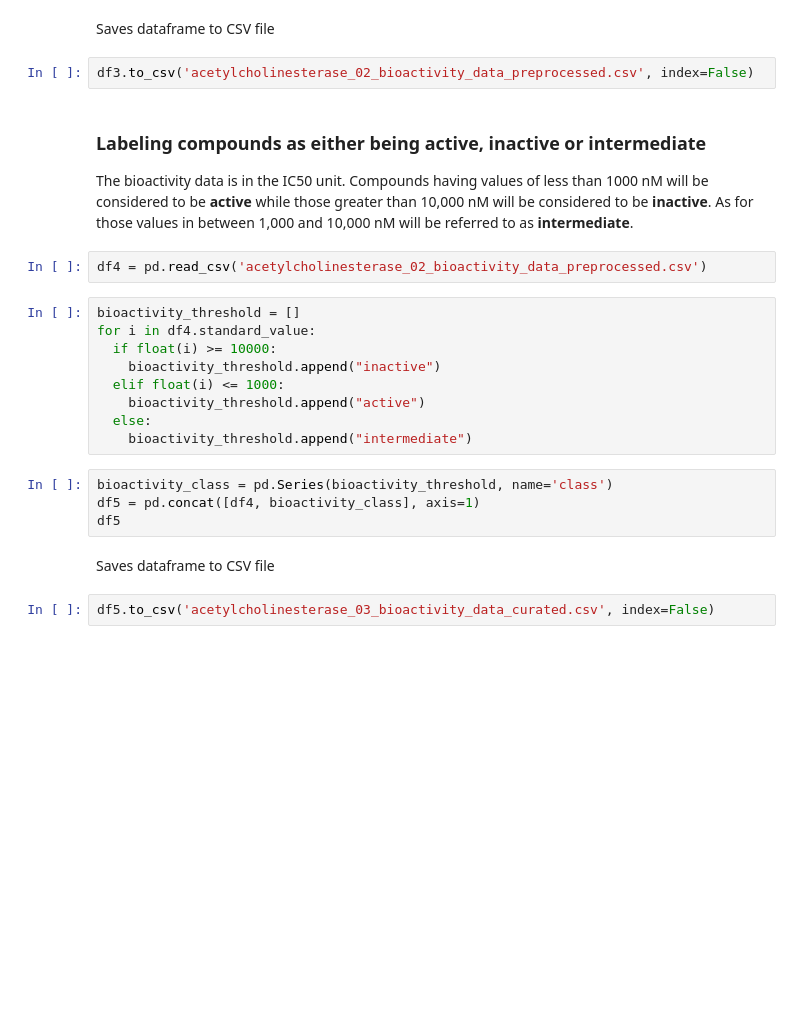
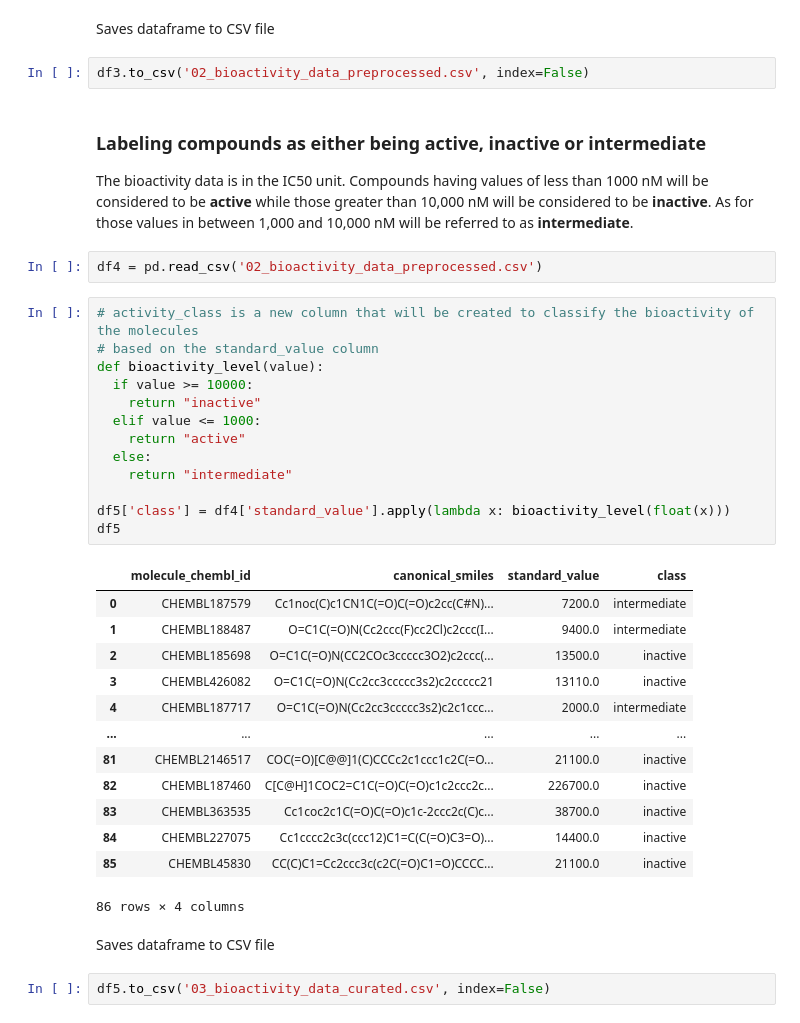
Before and after one commit to aradar46/DrugDiscovery, a Jupyter notebook: CDD_ML_Part_01.ipynb, the cells around one changed output. Cells and saved outputs as stored; diff of their text form; blank space fills up the shorter version.

```diff
--- a/CDD_ML_Part_01.ipynb
+++ b/CDD_ML_Part_01.ipynb
@@ -128,27 +153,41 @@ df3
 # %% [markdown]
 Saves dataframe to CSV file
 # %%
-df3.to_csv('acetylcholinesterase_02_bioactivity_data_preprocessed.csv', index=False)
+df3.to_csv('02_bioactivity_data_preprocessed.csv', index=False)
 # %% [markdown]
 ### **Labeling compounds as either being active, inactive or intermediate**
 The bioactivity data is in the IC50 unit. Compounds having values of less than 1000 nM will be considered to be **active** while those greater than 10,000 nM will be considered to be **inactive**. As for those values in between 1,000 and 10,000 nM will be referred to as **intermediate**.
 # %%
-df4 = pd.read_csv('acetylcholinesterase_02_bioactivity_data_preprocessed.csv')
+df4 = pd.read_csv('02_bioactivity_data_preprocessed.csv')
-# %%
-bioactivity_threshold = []
-for i in df4.standard_value:
-  if float(i) >= 10000:
-    bioactivity_threshold.append("inactive")
-  elif float(i) <= 1000:
-    bioactivity_threshold.append("active")
-  else:
-    bioactivity_threshold.append("intermediate")
-# %%
-bioactivity_class = pd.Series(bioactivity_threshold, name='class')
-df5 = pd.concat([df4, bioactivity_class], axis=1)
-df5
+# %%
+# activity_class is a new column that will be created to classify the bioactivity of the molecules
+# based on the standard_value column
+def bioactivity_level(value):
+  if value >= 10000:
+    return "inactive"
+  elif value <= 1000:
+    return "active"
+  else:
+    return "intermediate"
+
+df5['class'] = df4['standard_value'].apply(lambda x: bioactivity_level(float(x)))
+df5
+# %% [output]
+|  | molecule_chembl_id | canonical_smiles | standard_value | class |
+| 0 | CHEMBL187579 | Cc1noc(C)c1CN1C(=O)C(=O)c2cc(C#N)... | 7200.0 | intermediate |
+| 1 | CHEMBL188487 | O=C1C(=O)N(Cc2ccc(F)cc2Cl)c2ccc(I... | 9400.0 | intermediate |
+| 2 | CHEMBL185698 | O=C1C(=O)N(CC2COc3ccccc3O2)c2ccc(... | 13500.0 | inactive |
+| 3 | CHEMBL426082 | O=C1C(=O)N(Cc2cc3ccccc3s2)c2ccccc21 | 13110.0 | inactive |
+| 4 | CHEMBL187717 | O=C1C(=O)N(Cc2cc3ccccc3s2)c2c1ccc... | 2000.0 | intermediate |
+| ... | ... | ... | ... | ... |
+| 81 | CHEMBL2146517 | COC(=O)[C@@]1(C)CCCc2c1ccc1c2C(=O... | 21100.0 | inactive |
+| 82 | CHEMBL187460 | C[C@H]1COC2=C1C(=O)C(=O)c1c2ccc2c... | 226700.0 | inactive |
+| 83 | CHEMBL363535 | Cc1coc2c1C(=O)C(=O)c1c-2ccc2c(C)c... | 38700.0 | inactive |
+| 84 | CHEMBL227075 | Cc1cccc2c3c(ccc12)C1=C(C(=O)C3=O)... | 14400.0 | inactive |
+| 85 | CHEMBL45830 | CC(C)C1=Cc2ccc3c(c2C(=O)C1=O)CCCC... | 21100.0 | inactive |
+86 rows × 4 columns
 # %% [markdown]
 Saves dataframe to CSV file
 # %%
-df5.to_csv('acetylcholinesterase_03_bioactivity_data_curated.csv', index=False)
+df5.to_csv('03_bioactivity_data_curated.csv', index=False)
 # %%
```
Also changed, not shown: parts of 26 cells of this notebook, 4 other files.
